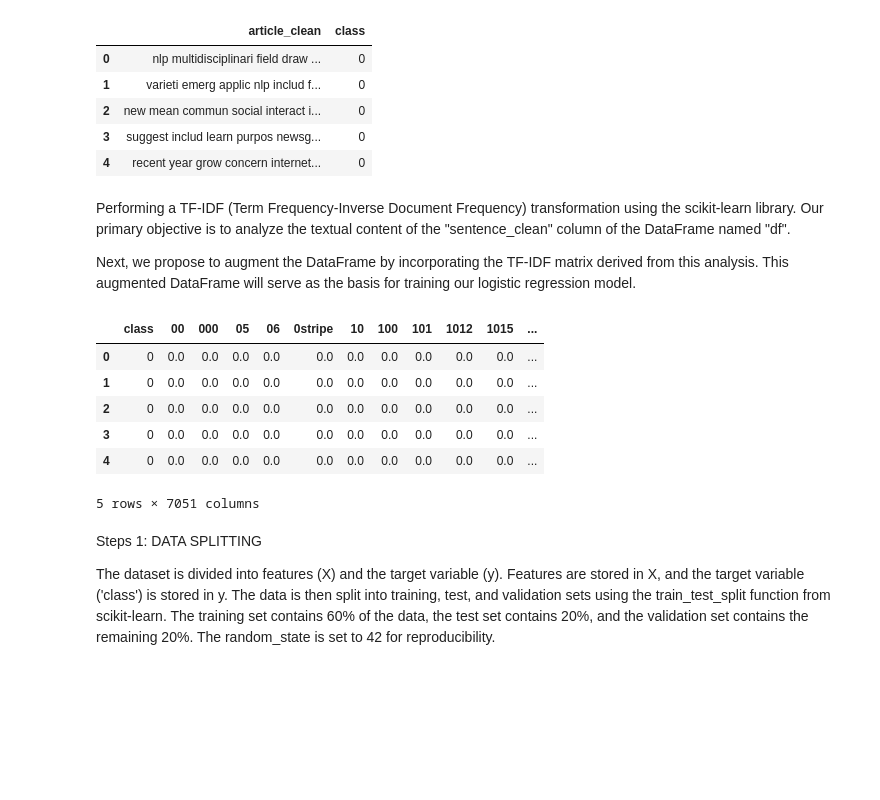
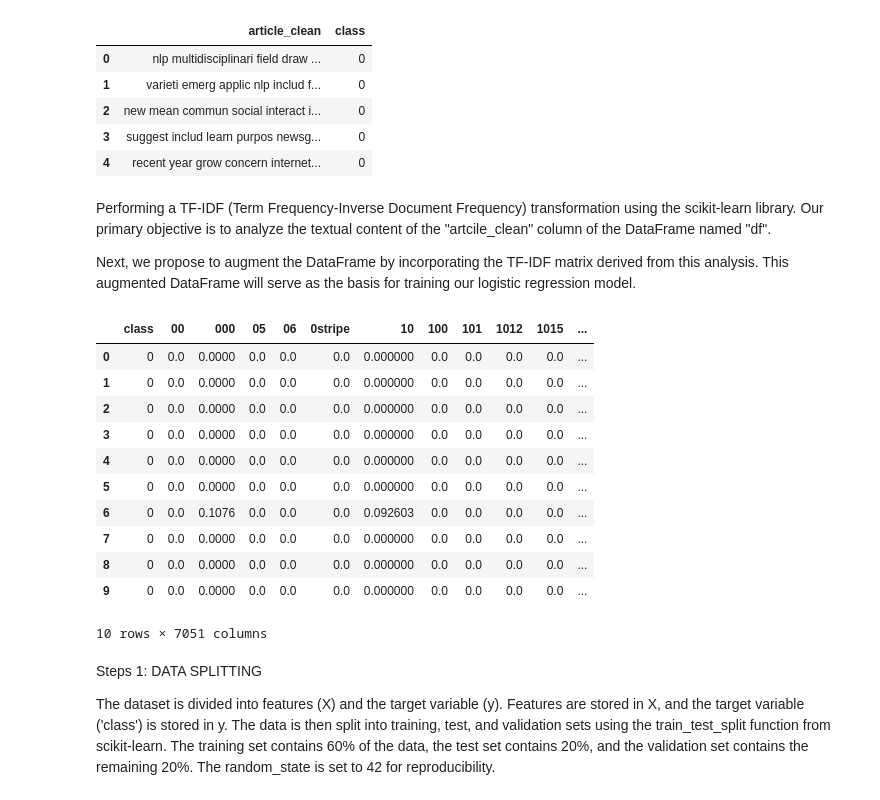
Before and after one commit to do3-173/FDS_Final, a Jupyter notebook: LR_with_TFIDF_and_NEWFEATURES.ipynb, the cells around one changed output. Drawn from its saved outputs; the diff is of its cells as text; code cells hidden in the pictures; blank space fills up the shorter version.

```diff
--- a/LR_with_TFIDF_and_NEWFEATURES.ipynb
+++ b/LR_with_TFIDF_and_NEWFEATURES.ipynb
@@ -421,7 +421,7 @@ df.head()
 | 4 | recent year grow concern internet... | 0 |
 # %% [markdown]
 Performing a TF-IDF (Term Frequency-Inverse Document Frequency) transformation using the scikit-learn library.
-Our primary objective is to analyze the textual content of the "sentence_clean" column of the DataFrame named "df".
+Our primary objective is to analyze the textual content of the "artcile_clean" column of the DataFrame named "df".
 
 Next, we propose to augment the DataFrame by incorporating the TF-IDF matrix derived from this analysis. This augmented DataFrame will serve as the basis for training our logistic regression model.
 # %%
@@ -439,15 +439,20 @@ df = pd.concat([df, pd.DataFrame(dense_tfidf_matrix, columns=tfidf_vectorizer.ge
 # %%
 # Now we drop the 'abstract_clean' column because we don't need it anymore
 df = df.drop(columns=["article_clean"])
-df.head(5)
+df.head(10)
 # %% [output]
 |  | class | 00 | 000 | 05 | 06 | 0stripe | 10 | 100 | 101 | 1012 | 1015 | ... |
-| 0 | 0 | 0.0 | 0.0 | 0.0 | 0.0 | 0.0 | 0.0 | 0.0 | 0.0 | 0.0 | 0.0 | ... |
-| 1 | 0 | 0.0 | 0.0 | 0.0 | 0.0 | 0.0 | 0.0 | 0.0 | 0.0 | 0.0 | 0.0 | ... |
-| 2 | 0 | 0.0 | 0.0 | 0.0 | 0.0 | 0.0 | 0.0 | 0.0 | 0.0 | 0.0 | 0.0 | ... |
-| 3 | 0 | 0.0 | 0.0 | 0.0 | 0.0 | 0.0 | 0.0 | 0.0 | 0.0 | 0.0 | 0.0 | ... |
-| 4 | 0 | 0.0 | 0.0 | 0.0 | 0.0 | 0.0 | 0.0 | 0.0 | 0.0 | 0.0 | 0.0 | ... |
+| 0 | 0 | 0.0 | 0.0000 | 0.0 | 0.0 | 0.0 | 0.000000 | 0.0 | 0.0 | 0.0 | 0.0 | ... |
+| 1 | 0 | 0.0 | 0.0000 | 0.0 | 0.0 | 0.0 | 0.000000 | 0.0 | 0.0 | 0.0 | 0.0 | ... |
+| 2 | 0 | 0.0 | 0.0000 | 0.0 | 0.0 | 0.0 | 0.000000 | 0.0 | 0.0 | 0.0 | 0.0 | ... |
+| 3 | 0 | 0.0 | 0.0000 | 0.0 | 0.0 | 0.0 | 0.000000 | 0.0 | 0.0 | 0.0 | 0.0 | ... |
+| 4 | 0 | 0.0 | 0.0000 | 0.0 | 0.0 | 0.0 | 0.000000 | 0.0 | 0.0 | 0.0 | 0.0 | ... |
+| 5 | 0 | 0.0 | 0.0000 | 0.0 | 0.0 | 0.0 | 0.000000 | 0.0 | 0.0 | 0.0 | 0.0 | ... |
+| 6 | 0 | 0.0 | 0.1076 | 0.0 | 0.0 | 0.0 | 0.092603 | 0.0 | 0.0 | 0.0 | 0.0 | ... |
+| 7 | 0 | 0.0 | 0.0000 | 0.0 | 0.0 | 0.0 | 0.000000 | 0.0 | 0.0 | 0.0 | 0.0 | ... |
+| 8 | 0 | 0.0 | 0.0000 | 0.0 | 0.0 | 0.0 | 0.000000 | 0.0 | 0.0 | 0.0 | 0.0 | ... |
+| 9 | 0 | 0.0 | 0.0000 | 0.0 | 0.0 | 0.0 | 0.000000 | 0.0 | 0.0 | 0.0 | 0.0 | ... |
-5 rows × 7051 columns
+10 rows × 7051 columns
 # %%
 from sklearn.model_selection import train_test_split
 from sklearn.preprocessing import StandardScaler
```
Also changed, not shown: parts of 13 cells of this notebook.
